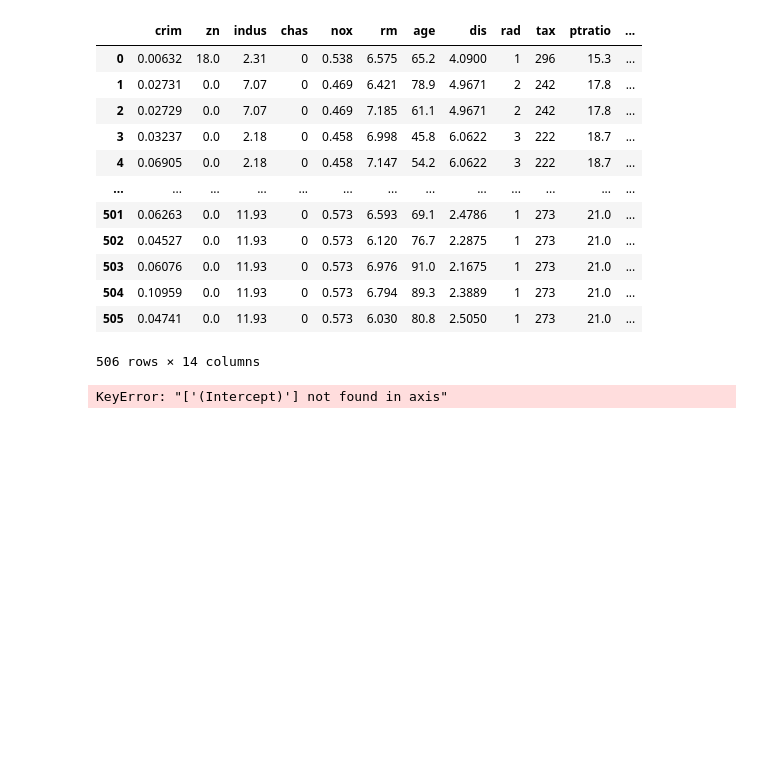
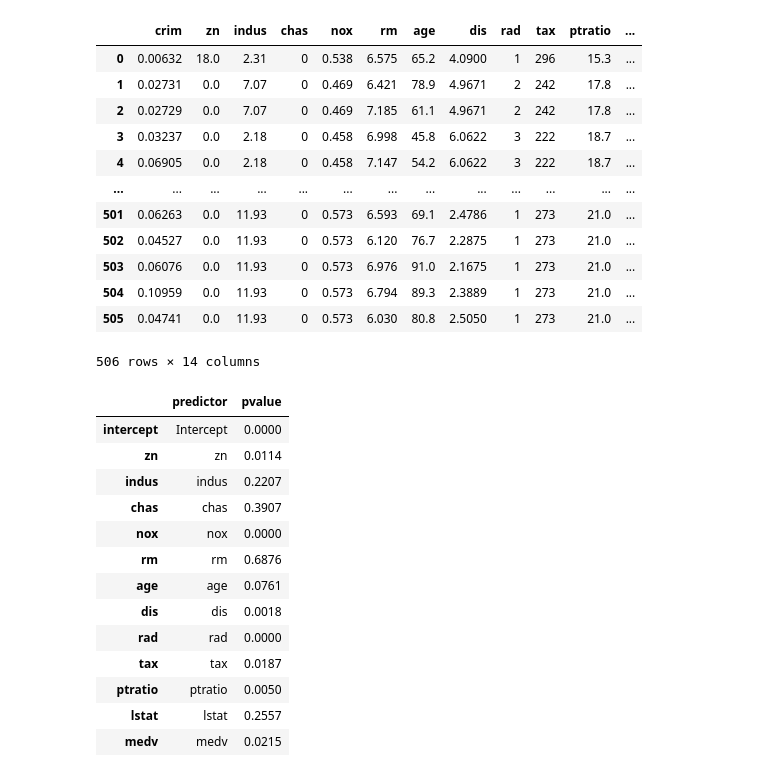
Before and after one commit to cake-dev/AdvDataScience, a Jupyter notebook: ch4hw.ipynb, the cells around one changed output. Drawn from its saved outputs; the diff is of its cells as text; code cells hidden in the pictures; blank space fills up the shorter version.

```diff
--- a/ch4hw.ipynb
+++ b/ch4hw.ipynb
@@ -528,21 +528,34 @@ boston_data
 # %%
 # first, we find relevant predictors using logistic regression p-values
 predictors = boston_data.columns.drop(['crim', 'crim01'])
 design = MS(predictors)
 X = design.fit_transform(boston_data)
 y = boston_data.crim01
 glm = sm.GLM(y, X, family=sm.families.Binomial())
 results = glm.fit()
 results.summary()
-# drop intercept
-pvals = results.pvalues.drop('(Intercept)')
-# dataframe of predictors and their p-values
+# add intercept to beginning of predictors
+predictors = ['Intercept'] + list(predictors)
+# dataframe of predictors and their p-values rounded to 4 decimal places
 pvalues = pd.DataFrame({'predictor':
                         predictors,
                         'pvalue':
-                        results.pvalues})
+                        results.pvalues}).round(4)
 pvalues
 # %% [output]
-KeyError: "['(Intercept)'] not found in axis"
+|  | predictor | pvalue |
+| intercept | Intercept | 0.0000 |
+| zn | zn | 0.0114 |
+| indus | indus | 0.2207 |
+| chas | chas | 0.3907 |
+| nox | nox | 0.0000 |
+| rm | rm | 0.6876 |
+| age | age | 0.0761 |
+| dis | dis | 0.0018 |
+| rad | rad | 0.0000 |
+| tax | tax | 0.0187 |
+| ptratio | ptratio | 0.0050 |
+| lstat | lstat | 0.2557 |
+| medv | medv | 0.0215 |
 # %%
 # list of predictors where p-value < 0.05
```
Also changed, not shown: parts of 4 cells of this notebook, 1 other file.
